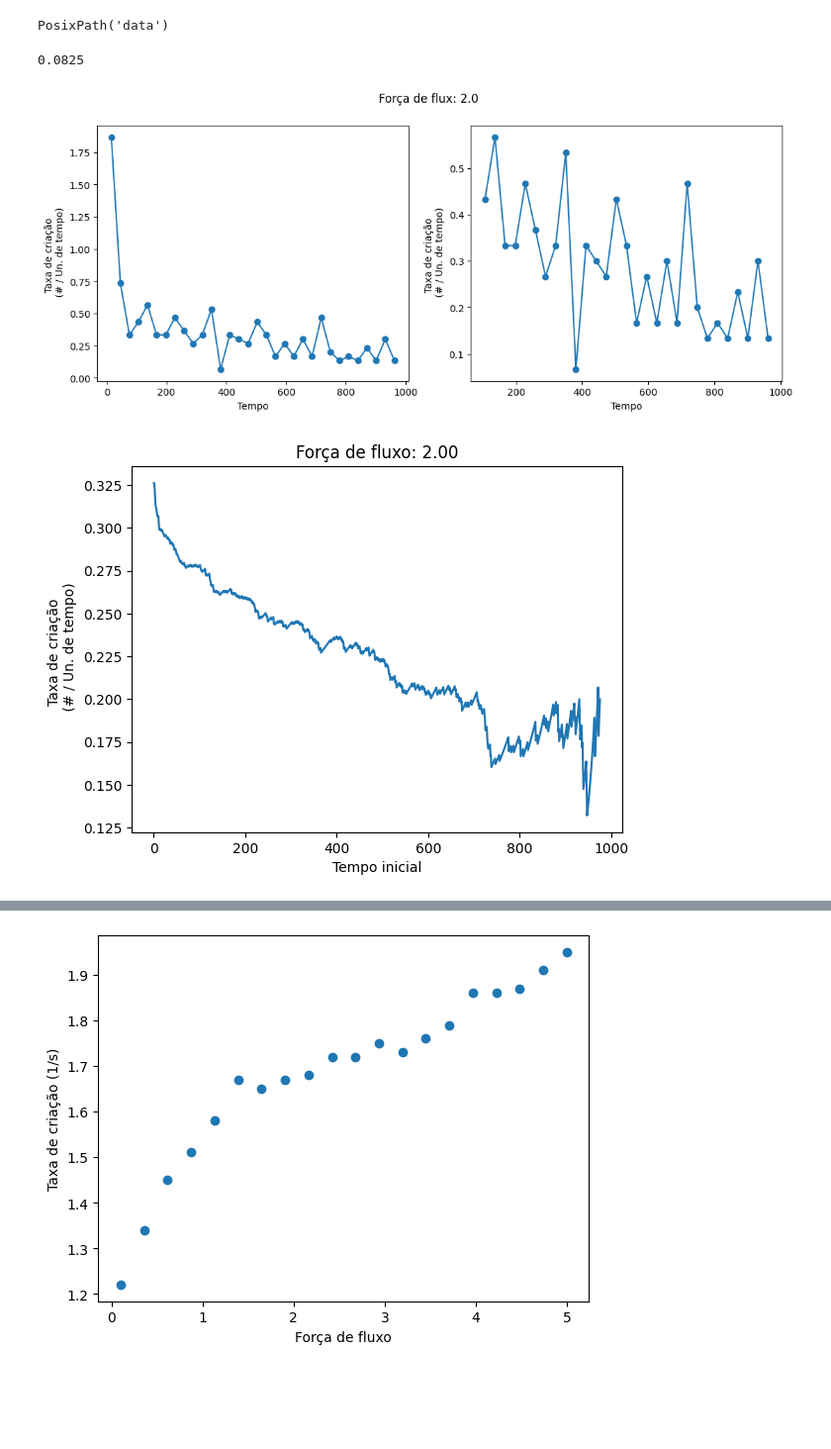
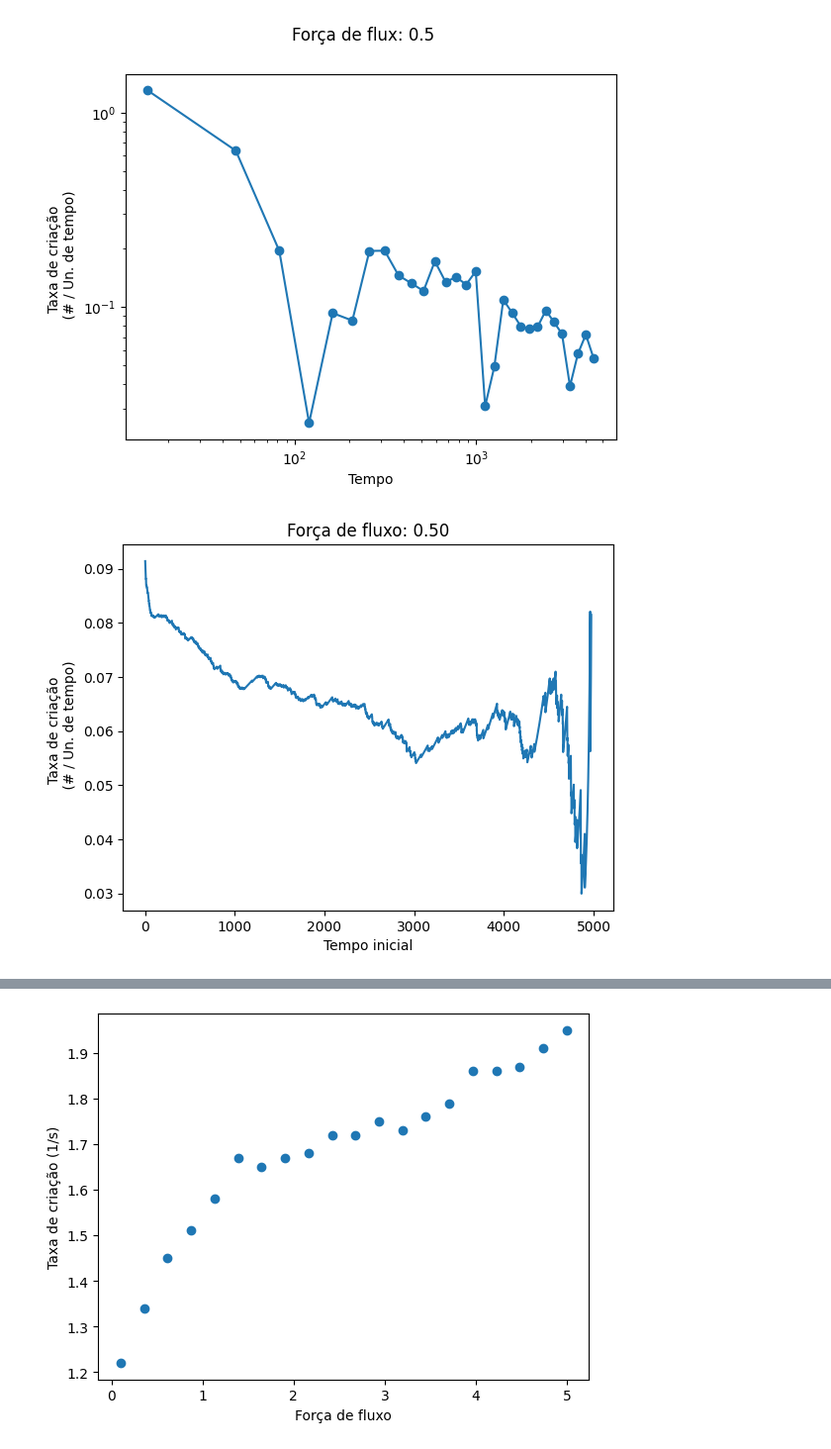
Before and after one commit to marcos1561/phystem, a Jupyter notebook: examples/ring/flux_creation_rate/main.ipynb, the cells around one changed output, grey strips where cells are left out. Shown: that part at 99% size. Drawn from its saved outputs; the diff is of its cells as text; code cells hidden in the pictures; blank space fills up the shorter version.

```diff
--- a/examples/ring/flux_creation_rate/main.ipynb
+++ b/examples/ring/flux_creation_rate/main.ipynb
@@ -24,28 +24,19 @@ def get_conv_arr(arr, kernel_size):
     for i in range(num_points):
         new_arr[i] = arr[i:i+kernel_size].sum()
 
-    # start_id = 0
-    # end_id = start_id + kernel_size
-    # while end_id <= arr.size:
-    #     new_arr[i] = arr[i:i+kernel_size].sum()
-
     return new_arr
 
-def get_mean_arr(arr, kernel_size):
+def get_mean_arr(arr, kernel_size, r=1):
     new_arr = []
     start_id = 0
     end_id = start_id + kernel_size
     while end_id <= arr.size:
         new_arr.append(arr[start_id:end_id].sum()/kernel_size)
         start_id = end_id
+        kernel_size = int(r*kernel_size)
         end_id += kernel_size
 
     return np.array(new_arr)
-# %%
-from pathlib import Path
-Path("data/low_adh_align/data").parents[1]
-# %% [output]
-PosixPath('data')
 # %%
 data_dir = "data/low_adh_align_flux/data"
 
@@ -57,8 +50,4 @@ with open(Path(data_dir).parent / "config.yaml") as f:
 num_active, num_created, time = load_arrs(0, data_dir)
-# %%
-num_created[time > 1000].sum() / (3000-1000)
-# %% [output]
-0.0825
 # %%
 kernel_time = 30
 dt = 0.5
@@ -66,37 +55,47 @@ dt = 0.5
 cut_id = 0
 
 kernel_size = int(kernel_time/dt)
-mean_created = get_mean_arr(num_created[cut_id:], kernel_size)/dt
-mean_time = get_mean_arr(time[cut_id:], kernel_size)
+
+r = 1.1
+
+mean_created = get_mean_arr(num_created[cut_id:], kernel_size, r)/dt
+mean_active = get_mean_arr(num_active[cut_id:], kernel_size, r)/dt
+
+mean_time = get_mean_arr(time[cut_id:], kernel_size, r)
+# %%
+to_save = False
+root_dir = "/home/marcos/Desktop"
 # %%
-to_save = True
-root_dir = "/home/marcos/Desktop"
-
 mask = mean_time > 100
 
-fig, ax = plt.subplots(1, 2)
+fig, ax = plt.subplots(1, 1)
+ax = [ax]
 
 w, h = fig.get_size_inches()
-fig.set_size_inches(w*2, h)
+# fig.set_size_inches(w*2, h)
 
 fig.suptitle(f"Força de flux: {flux}")
+
+ax[0].set_yscale("log")
+ax[0].set_xscale("log")
 
 ax[0].set_xlabel("Tempo")
 ax[0].set_ylabel("Taxa de criação \n (# / Un. de tempo)")
 
 ax[0].plot(mean_time, mean_created, "o-")
 
-ax[1].set_xlabel("Tempo")
-ax[1].set_ylabel("Taxa de criação \n (# / Un. de tempo)")
-
-ax[1].plot(mean_time[mask], mean_created[mask], "o-")
+# ax[1].set_yscale("log")
+# ax[1].set_xscale("log")
+# ax[1].set_xlabel("Tempo")
+# ax[1].set_ylabel("Taxa de criação \n (# / Un. de tempo)")
+# ax[1].plot(mean_time[mask], mean_created[mask], "o-")
 
 if to_save:
     plt.savefig(root_dir + f"/flux_{flux}_time.png")
 else:
     plt.show()
 # %% [output]
-[figure, old version]
+[figure, new version]
 # %%
 creation_rate_t = []
 t_array = np.arange(1, time[-50])
@@ -115,4 +114,4 @@ if to_save:
 else:
     plt.show()
 # %% [output]
-[figure, old version]
+[figure, new version]
```
Also changed, not shown: parts of 2 cells of this notebook, 21 other files.
